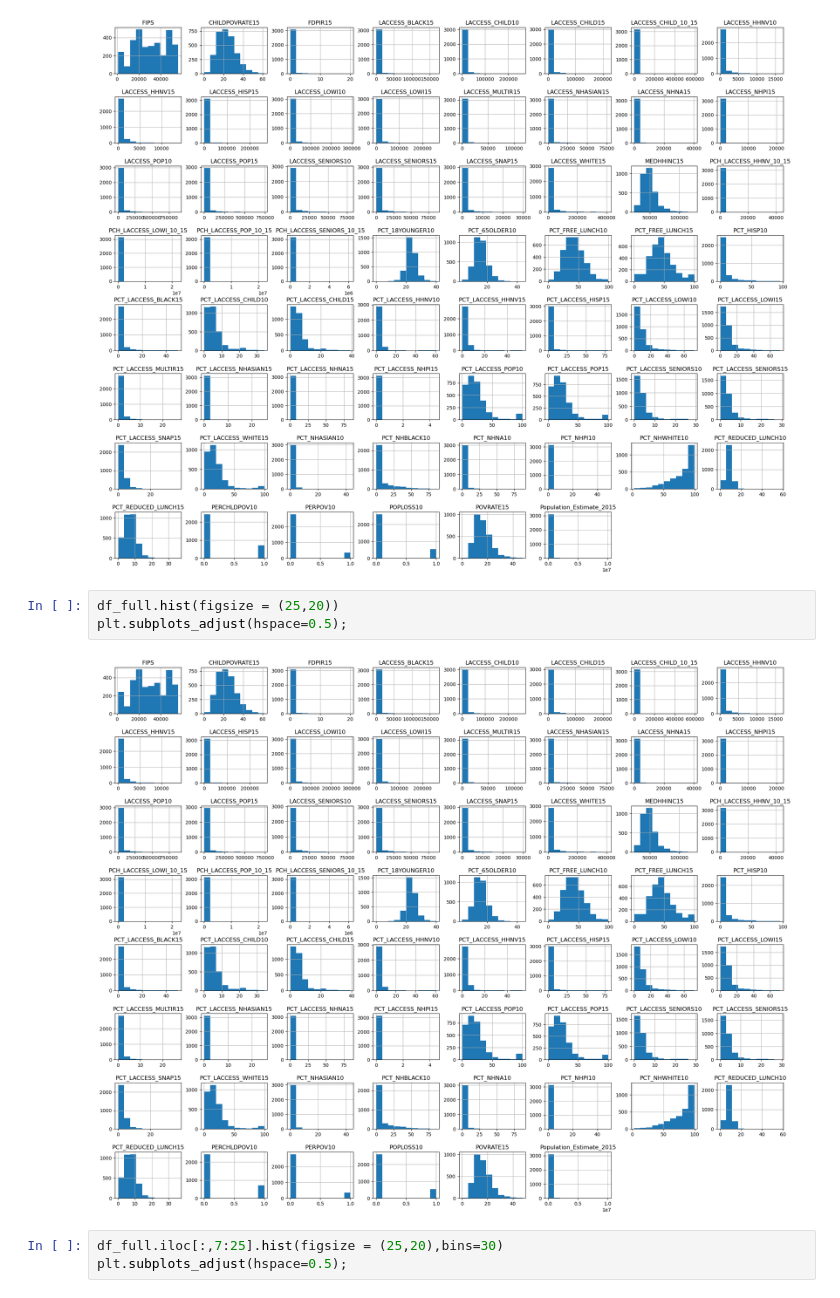
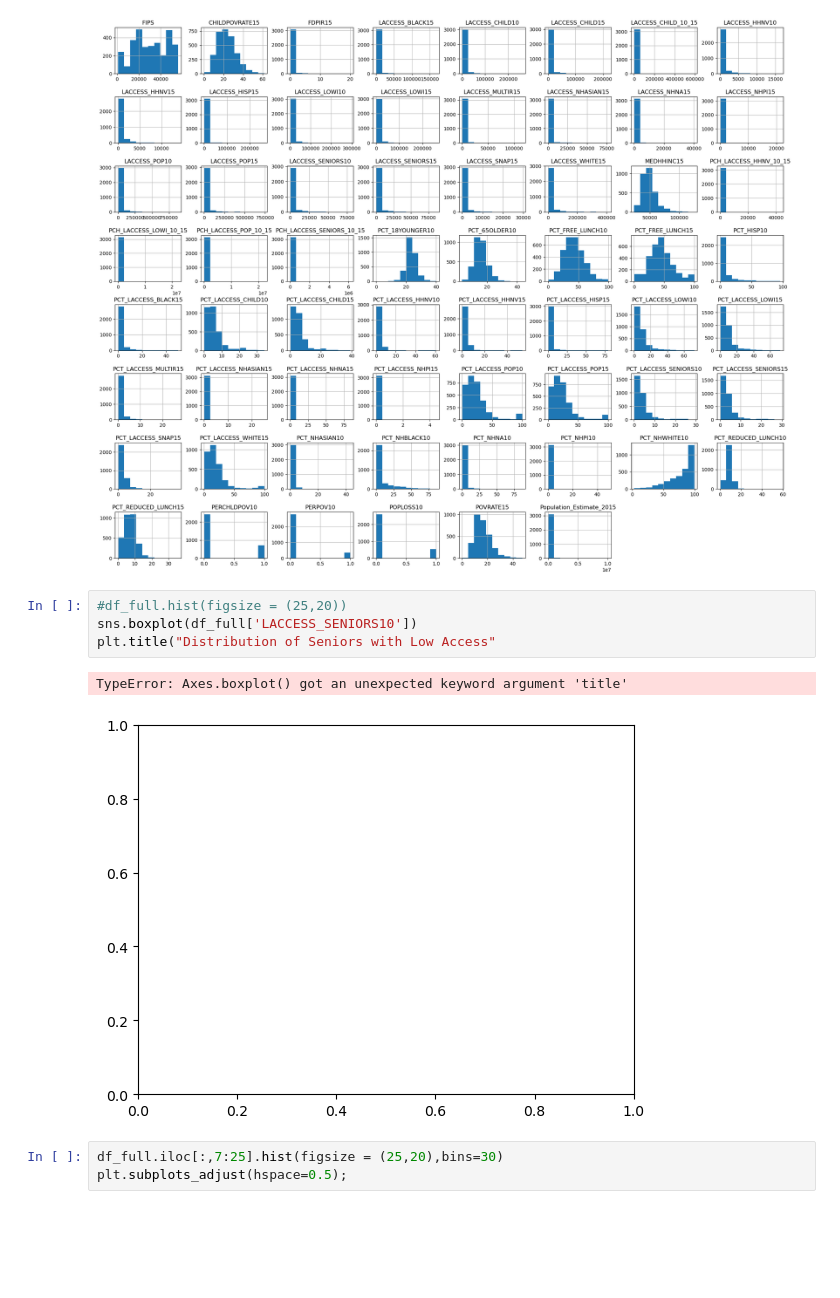
Before and after one commit to gabbycjames/DataScience_Capstone, a Jupyter notebook: DataWrangling.ipynb, the cells around one changed output. Saved outputs shown, nothing was run; the diff lists cells and outputs as text; blank space fills up the shorter version.

```diff
--- a/DataWrangling.ipynb
+++ b/DataWrangling.ipynb
@@ -784,10 +784,12 @@ plt.subplots_adjust(hspace=0.5);
 # %% [output]
 [figure]
 # %%
-df_full.hist(figsize = (25,20))
-plt.subplots_adjust(hspace=0.5);
+#df_full.hist(figsize = (25,20))
+sns.boxplot(df_full['LACCESS_SENIORS10'])
+plt.title("Distribution of Seniors with Low Access"
 # %% [output]
+TypeError: Axes.boxplot() got an unexpected keyword argument 'title'
-[figure, old version]
+[figure, new version]
 # %%
 df_full.iloc[:,7:25].hist(figsize = (25,20),bins=30)
 plt.subplots_adjust(hspace=0.5);
```
